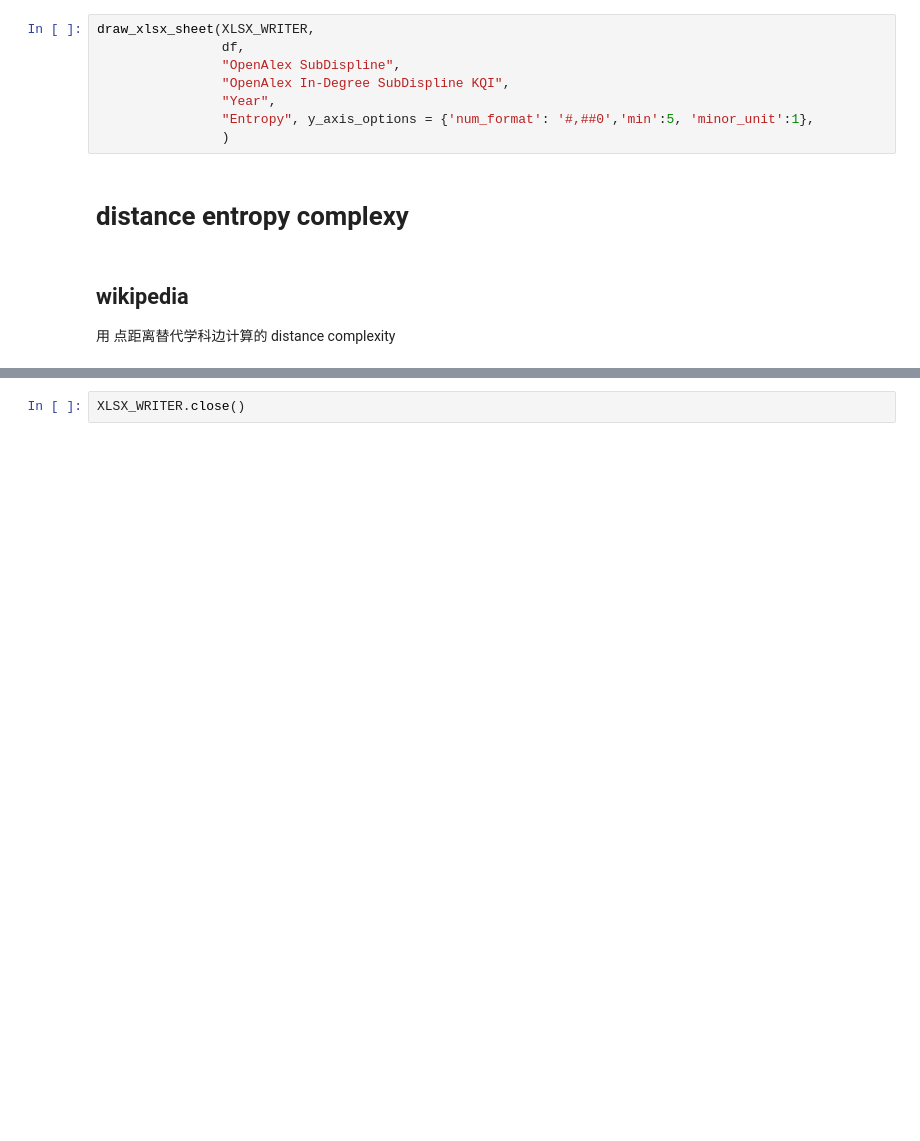
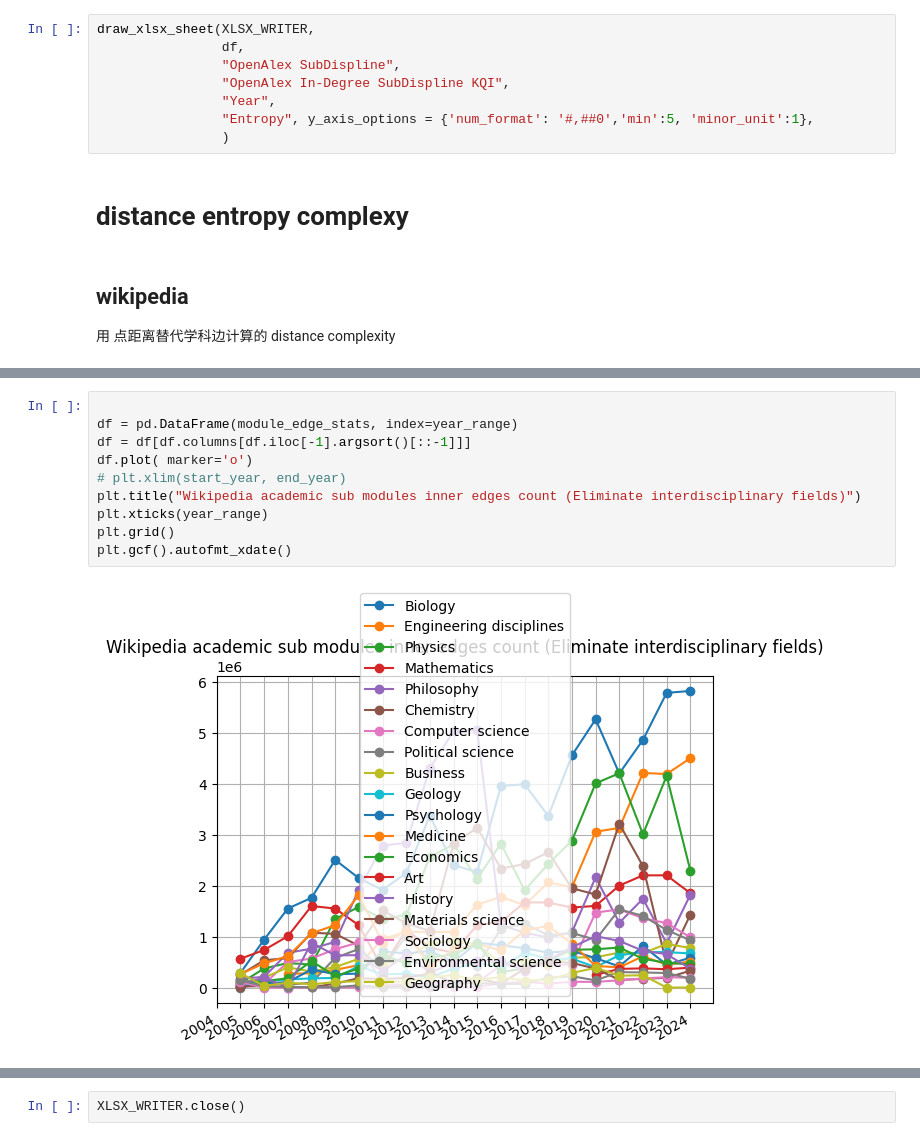
Before and after one commit to knogen/graph-computing-go, a Jupyter notebook: lab/new_structural_entropy.ipynb, the cells around one changed output, grey strips where cells are left out. Saved outputs shown, nothing was run; the diff lists cells and outputs as text; blank space fills up the shorter version.

```diff
--- a/lab/new_structural_entropy.ipynb
+++ b/lab/new_structural_entropy.ipynb
@@ -279,0 +335,12 @@ draw_xlsx_sheet(XLSX_WRITER,
+# %%
+
+df = pd.DataFrame(module_edge_stats, index=year_range)
+df = df[df.columns[df.iloc[-1].argsort()[::-1]]]
+df.plot( marker='o')
+# plt.xlim(start_year, end_year)
+plt.title("Wikipedia academic sub modules inner edges count (Eliminate interdisciplinary fields)")
+plt.xticks(year_range)
+plt.grid()
+plt.gcf().autofmt_xdate()
+# %% [output]
+[figure, added]
```
Also changed, not shown: parts of 25 cells of this notebook, 14 other files.
